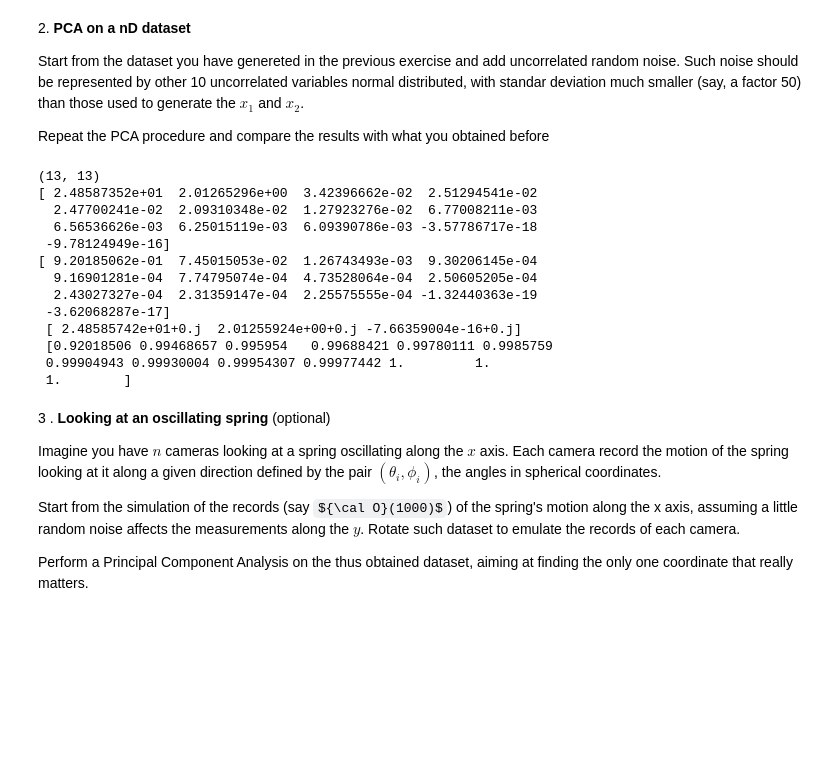
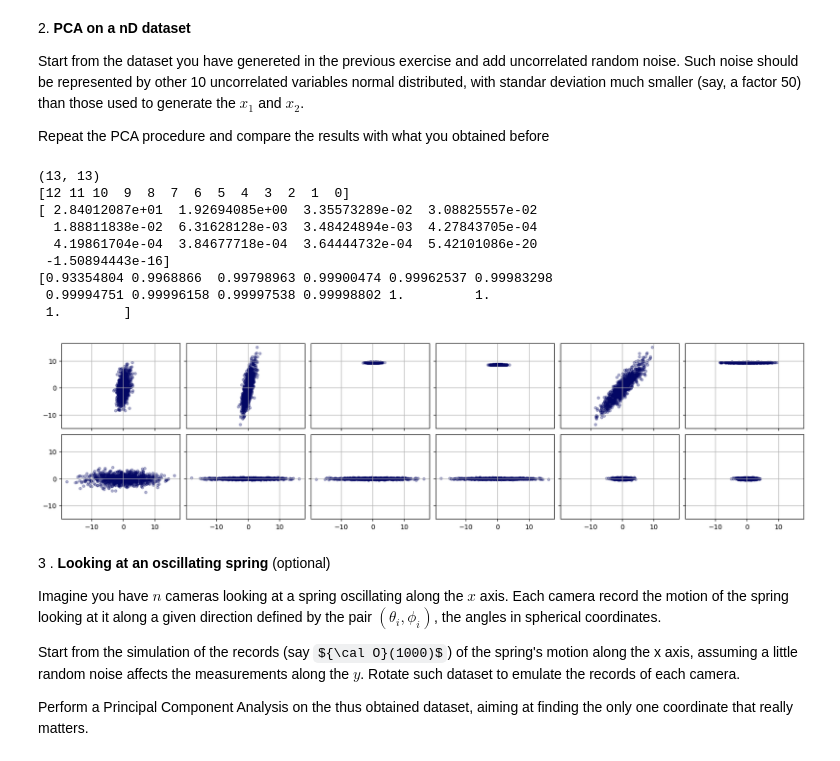
Before and after one commit to NicoloTeneggi/LaboratoryOfComputationalPhysics_Y8, a Jupyter notebook: 08ex_LinearAlgebra.ipynb, the cells around one changed output. Saved outputs shown, nothing was run; the diff lists cells and outputs as text; code cells hidden in the pictures; some formulas as TeX source; blank space fills up the shorter version.

```diff
--- a/08ex_LinearAlgebra.ipynb
+++ b/08ex_LinearAlgebra.ipynb
@@ -130,48 +166,87 @@ m = 10 # number of extra variables
 
 # dataset definition
 Z = X
 for i in range(m):
 
     a = np.random.randint(0, 10)
     mean = np.random.uniform(-10, 10)
     std = a/50
 
     z = np.random.normal(mean, std, size = (1, N))
     Z = np.concatenate((Z, z), axis = 0)
 
 print(np.cov(Z).shape)
 
 # eigenvalue problem and sorting
-e, T = la.eigh(np.cov(Z))
+e, T = la.eigh(np.cov(Z, rowvar = True))
 idx = np.argsort(e)[::-1]
-
+print(idx)
 e_sorted = e[idx]
 T_sorted = T[:, idx]
 
 print(e_sorted)
 
 # PC evaluation
 tr = np.cov(Z).trace()
 rel = e_sorted / tr
 cumsum = np.cumsum(rel)
 
-print(rel, '\n', cumsum)
+print(cumsum)
 
-# you can go on with the comparison from the previous results, but it's the same
+# centering and rotating for easier readability
+Z_centered = Z - Z.mean(axis=1, keepdims=True)
+Zrot = np.dot(T_sorted.T, Z_centered)
+
+#plotting
+
+fig, ax = plt.subplots(nrows=2, ncols=6, figsize =(16, 4), layout = 'constrained', sharex=True, sharey=True)
+
+ax[0,0].scatter(Z[0, :], Z[1, :], alpha = 0.3, color = 'xkcd:darkblue', s=15)
+ax[0,0].grid()
+
+ax[0,1].scatter(Z[0, :], Z[2, :], alpha = 0.3, color = 'xkcd:darkblue', s=15)
+ax[0,1].grid()
+
+ax[0,2].scatter(Z[0, :], Z[3, :], alpha = 0.3, color = 'xkcd:darkblue', s=15)
+ax[0,2].grid()
+
+ax[0,3].scatter(Z[0, :], Z[4, :], alpha = 0.3, color = 'xkcd:darkblue', s=15)
+ax[0,3].grid()
+
+ax[0,4].scatter(Z[1, :], Z[2, :], alpha = 0.3, color = 'xkcd:darkblue', s=15)
+ax[0,4].grid()
+
+ax[0,5].scatter(Z[1, :], Z[3, :], alpha = 0.3, color = 'xkcd:darkblue', s=15)
+ax[0,5].grid()
+
+ax[1,0].scatter(Zrot[0, :], Zrot[1, :], alpha = 0.3, color = 'xkcd:darkblue', s=15)
+ax[1,0].grid()
+
+ax[1,1].scatter(Zrot[0, :], Zrot[2, :], alpha = 0.3, color = 'xkcd:darkblue', s=15)
+ax[1,1].grid()
+
+ax[1,2].scatter(Zrot[0, :], Zrot[3, :], alpha = 0.3, color = 'xkcd:darkblue', s=15)
+ax[1,2].grid()
+
+ax[1,3].scatter(Zrot[0, :], Zrot[4, :], alpha = 0.3, color = 'xkcd:darkblue', s=15)
+ax[1,3].grid()
+
+ax[1,4].scatter(Zrot[1, :], Zrot[2, :], alpha = 0.3, color = 'xkcd:darkblue', s=15)
+ax[1,4].grid()
+
+ax[1,5].scatter(Zrot[1, :], Zrot[3, :], alpha = 0.3, color = 'xkcd:darkblue', s=15)
+ax[1,5].grid()
 # %% [output]
 (13, 13)
-[ 2.48587352e+01  2.01265296e+00  3.42396662e-02  2.51294541e-02
-  2.47700241e-02  2.09310348e-02  1.27923276e-02  6.77008211e-03
-  6.56536626e-03  6.25015119e-03  6.09390786e-03 -3.57786717e-18
- -9.78124949e-16]
-[ 9.20185062e-01  7.45015053e-02  1.26743493e-03  9.30206145e-04
-  9.16901281e-04  7.74795074e-04  4.73528064e-04  2.50605205e-04
-  2.43027327e-04  2.31359147e-04  2.25575555e-04 -1.32440363e-19
- -3.62068287e-17]
- [ 2.48585742e+01+0.j  2.01255924e+00+0.j -7.66359004e-16+0.j]
- [0.92018506 0.99468657 0.995954   0.99688421 0.99780111 0.9985759
- 0.99904943 0.99930004 0.99954307 0.99977442 1.         1.
+[12 11 10  9  8  7  6  5  4  3  2  1  0]
+[ 2.84012087e+01  1.92694085e+00  3.35573289e-02  3.08825557e-02
+  1.88811838e-02  6.31628128e-03  3.48424894e-03  4.27843705e-04
+  4.19861704e-04  3.84677718e-04  3.64444732e-04  5.42101086e-20
+ -1.50894443e-16]
+[0.93354804 0.9968866  0.99798963 0.99900474 0.99962537 0.99983298
+ 0.99994751 0.99996158 0.99997538 0.99998802 1.         1.
  1.        ]
+[figure, added]
 # %% [markdown]
 3 \. **Looking at an oscillating spring** (optional)
 
```
Also changed, not shown: parts of 4 cells of this notebook.
